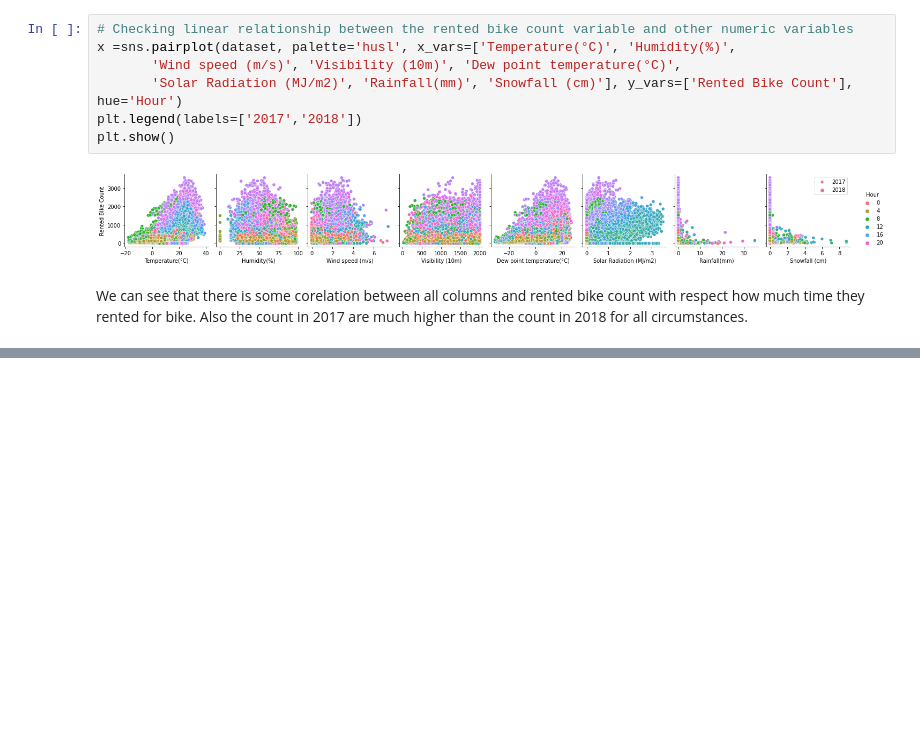
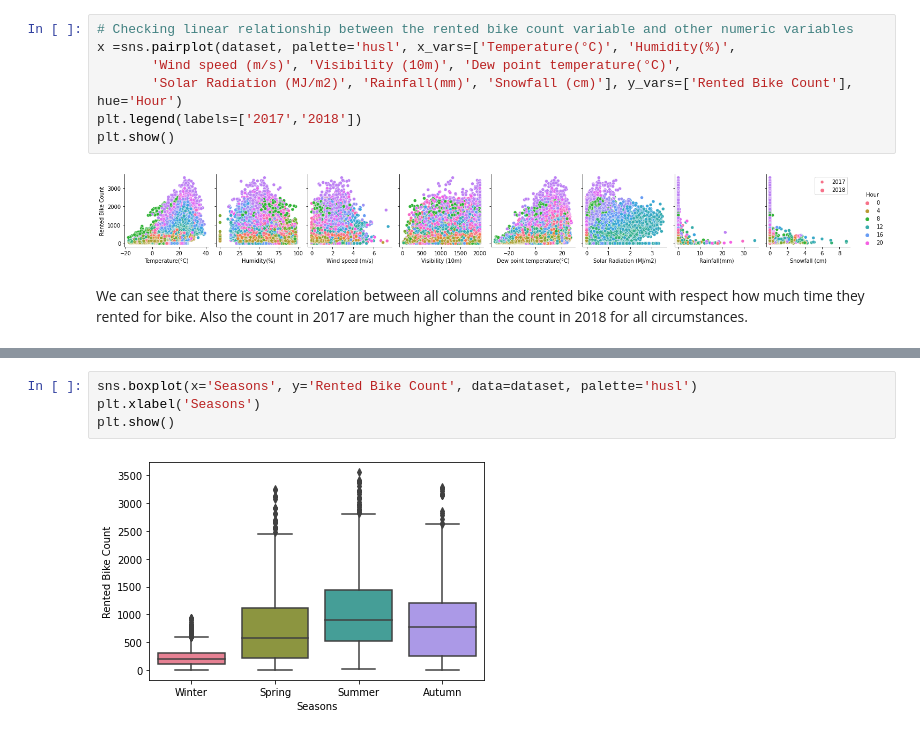
Before and after one commit to Pgupta1996/Bike_Sharing_Demand_Prediction, a Jupyter notebook: Bike_Sharing_Demand_Prediction_Capstone_Project.ipynb, the cells around one changed output, grey strips where cells are left out. Saved outputs shown, nothing was run; the diff lists cells and outputs as text; blank space fills up the shorter version.

```diff
--- a/Bike_Sharing_Demand_Prediction_Capstone_Project.ipynb
+++ b/Bike_Sharing_Demand_Prediction_Capstone_Project.ipynb
@@ -150,0 +167,6 @@ We can see that there is some corelation between all columns  and rented bike co
+# %%
+sns.boxplot(x='Seasons', y='Rented Bike Count', data=dataset, palette='husl')
+plt.xlabel('Seasons')
+plt.show()
+# %% [output]
+[figure, added]
```
Also changed, not shown: parts of 16 cells of this notebook.
